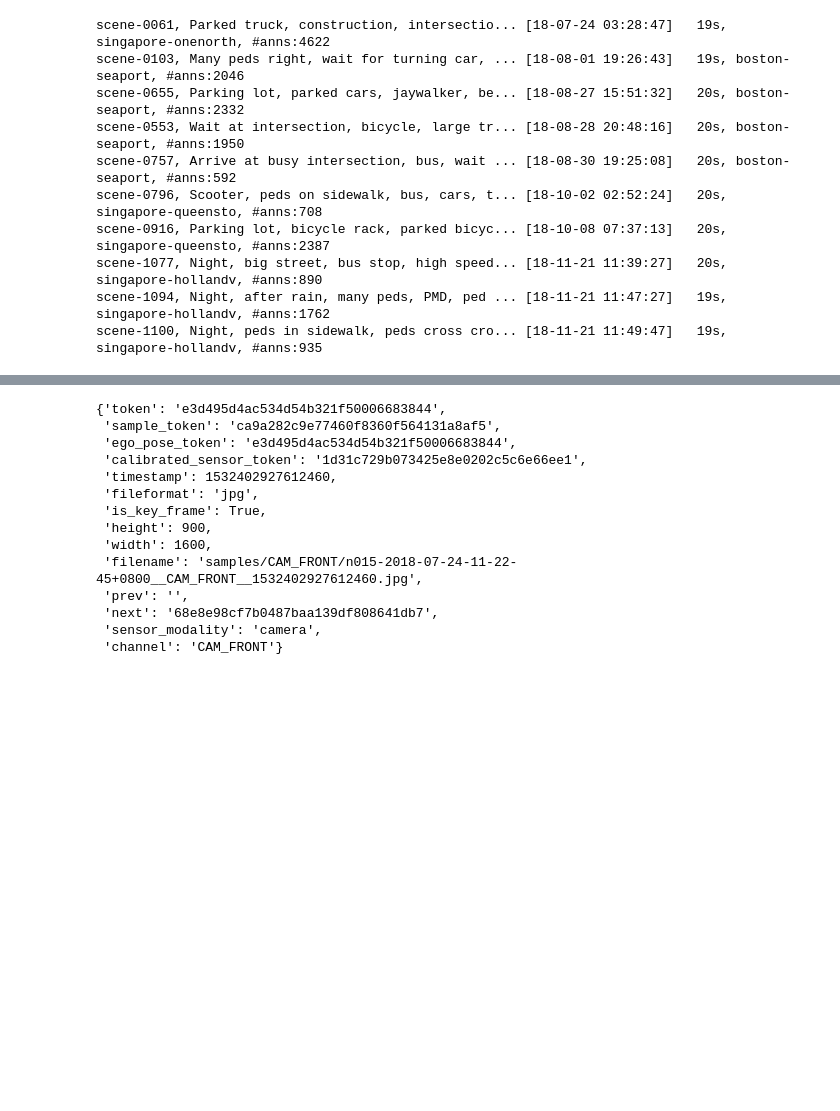
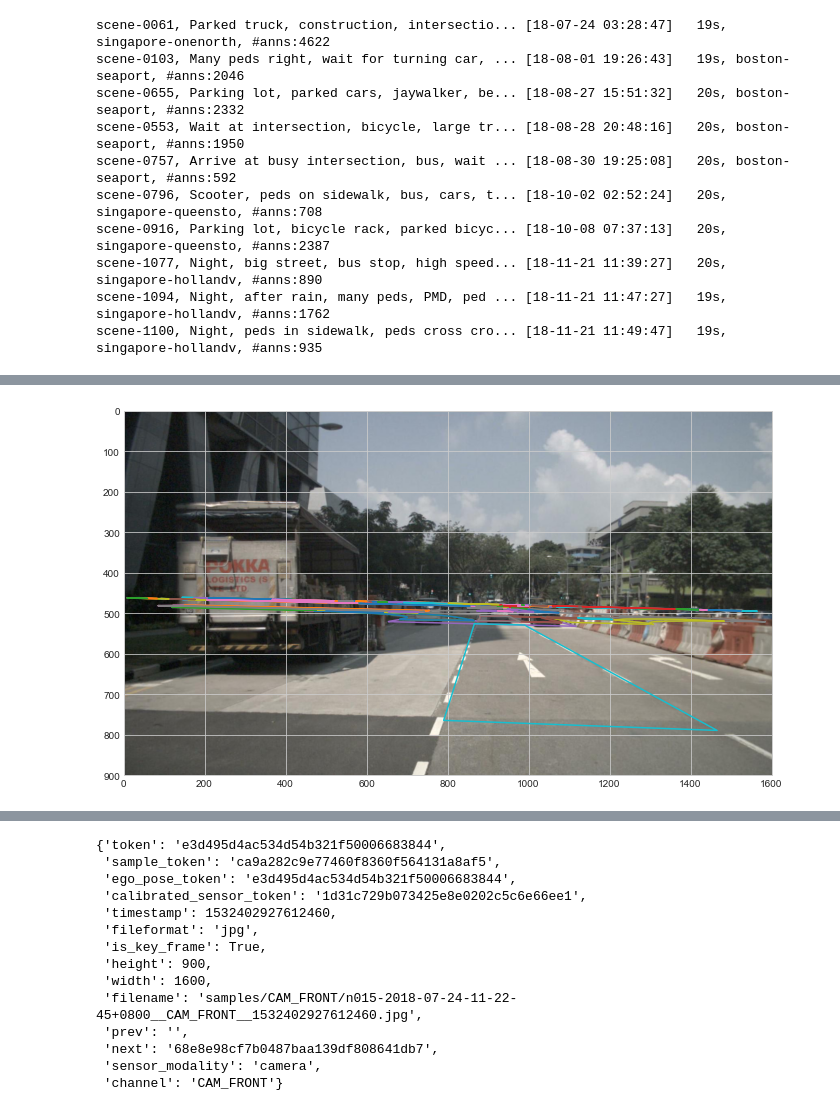
Before and after one commit to Haxxardoux/Lane-Finder, a Jupyter notebook: Lane finder/Data Preprocessing/perspective_transforms.ipynb, the cells around one changed output, grey strips where cells are left out. Cells and saved outputs as stored; diff of their text form; code cells hidden in the pictures; blank space fills up the shorter version.

```diff
--- a/Lane finder/Data Preprocessing/perspective_transforms.ipynb
+++ b/Lane finder/Data Preprocessing/perspective_transforms.ipynb
@@ -29,3 +59,11 @@ scene-1100, Night, peds in sidewalk, peds cross cro... [18-11-21 11:49:47]   19s
 # %%
 first_sample_token = my_scene['first_sample_token']
 my_sample = nusc.get('sample', first_sample_token)
+cam_token = my_sample['data']['CAM_FRONT']
+cam_record = nusc.get('sample_data', cam_token)
+cam_path = nusc.get_sample_data_path(cam_token)
+# %%
+im = Image.open(cam_path)
+im_size = im.size
+cs_record = nusc.get('calibrated_sensor', cam_record['calibrated_sensor_token'])
+cam_intrinsic = np.array(cs_record['camera_intrinsic'])
@@ -31,0 +272,13 @@ my_sample = nusc.get('sample', first_sample_token)
+# %%
+fig = plt.figure(figsize=(9, 16))
+ax = fig.add_axes([0, 0, 1, 1])
+ax.set_xlim(0, im_size[0])
+ax.set_ylim(0, im_size[1])
+ax.imshow(im)
+ax.invert_yaxis()
+
+for i in range(len(List)):
+    ax.plot(List[i][0], List[i][1])
+plt.show()
+# %% [output]
+[figure, added]
```
Also changed, not shown: parts of 14 cells of this notebook, 1 other file.
